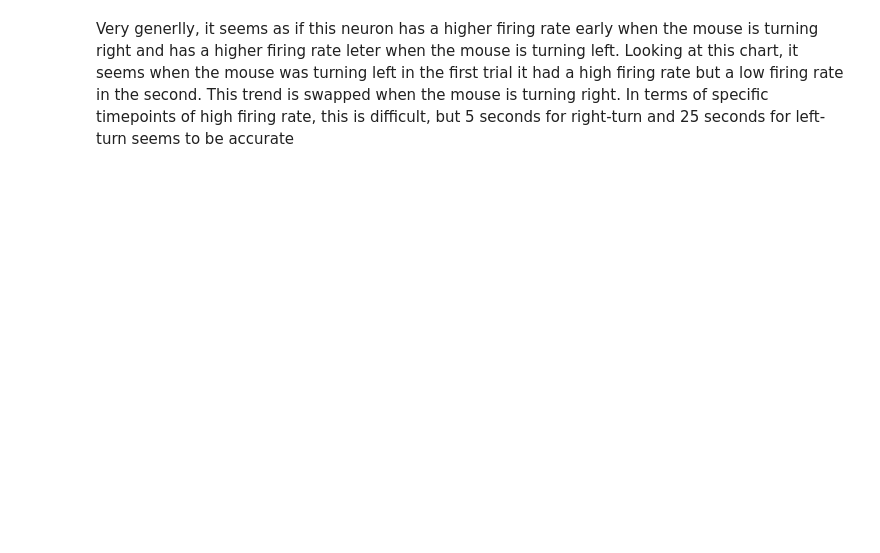
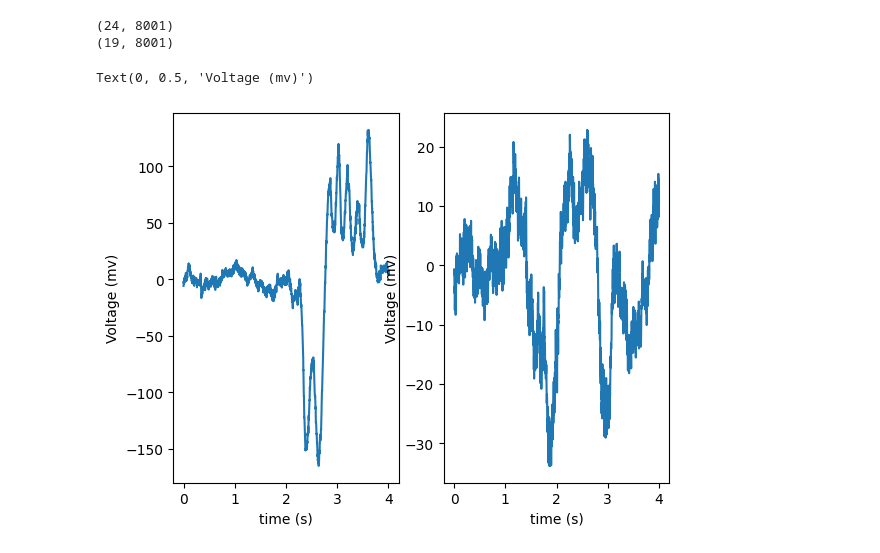
Before and after one commit to riggij-sys/Jake-Riggi-Repository, a Jupyter notebook: coding_homework_7.ipynb, the cells around one changed output. Drawn from its saved outputs; the diff is of its cells as text; code cells hidden in the pictures; blank space fills up the shorter version.

```diff
--- a/coding_homework_7.ipynb
+++ b/coding_homework_7.ipynb
@@ -12,10 +11,6 @@ import matplotlib.pyplot as plt
 # %%
-url='https://raw.githubusercontent.com/hallockh/neur_265_spring2026/refs/heads/main/data/spikes_left_trial1.csv'
-spikes_left_trial1=np.loadtxt(url, delimiter=',')
-url2='https://raw.githubusercontent.com/hallockh/neur_265_spring2026/refs/heads/main/data/spikes_right_trial1.csv'
-spikes_right_trial1=np.loadtxt(url2, delimiter=',')
-url3='https://raw.githubusercontent.com/hallockh/neur_265_spring2026/refs/heads/main/data/spikes_left_trial2.csv'
-spikes_left_trial2=np.loadtxt(url3, delimiter=',')
-url4='https://raw.githubusercontent.com/hallockh/neur_265_spring2026/refs/heads/main/data/spikes_right_trial2.csv'
-spikes_right_trial2=np.loadtxt(url4, delimiter=',')
-#this inputs all of the spikes during the waiting period
+url='https://raw.githubusercontent.com/hallockh/neur_265_spring2026/refs/heads/main/data/acc_hits_hw5.csv'
+acc_hits=np.loadtxt(url, delimiter=',')
+url2='https://raw.githubusercontent.com/hallockh/neur_265_spring2026/refs/heads/main/data/acc_fa_hw5.csv'
+acc_fa=np.loadtxt(url2, delimiter=',')
+#this code cell imports our data as csv files and turns them into numpy arrays
@@ -138,2 +17,23 @@ Text(0, 0.5, 'Time [s]')
-# %% [markdown]
-Very generlly, it seems as if this neuron has a higher firing rate early when the mouse is turning right and has a higher firing rate leter when the mouse is turning left. Looking at this chart, it seems when the mouse was turning left in the first trial it had a high firing rate but a low firing rate in the second. This trend is swapped when the mouse is turning right. In terms of specific timepoints of high firing rate, this is difficult, but 5 seconds for right-turn and 25 seconds for left-turn seems to be accurate
+# %%
+print(acc_hits.shape)
+print(acc_fa.shape)
+#this cell find the shape of our two arrays
+# %% [output]
+(24, 8001)
+(19, 8001)
+# %%
+time=np.linspace(0,4,8001)
+#this cell creates a time variable that starts at 0, ends at 4, and splits up our data 8001 times within that region of 0-4. This makes it so when we plot, our x axis is shown in seconds, as our trial lenght is 4 seconds, instead of plotting the number of points.
+# %%
+fig, ax = plt.subplots(1,2)
+ax[0].plot(time, acc_hits[0])
+ax[0].set_xlabel('time (s)')
+ax[0].set_ylabel('Voltage (mv)')
+
+ax[1].plot(time,acc_fa[0])
+ax[1].set_xlabel('time (s)')
+ax[1].set_ylabel('Voltage (mv)')
+#this cell creates 2 subplots of the first trial of both our acc_hits and acc_fa variables, placing time on our x axis.
+# %% [output]
+Text(0, 0.5, 'Voltage (mv)')
+[figure, added]
```
Also changed, not shown: parts of 16 cells of this notebook.
